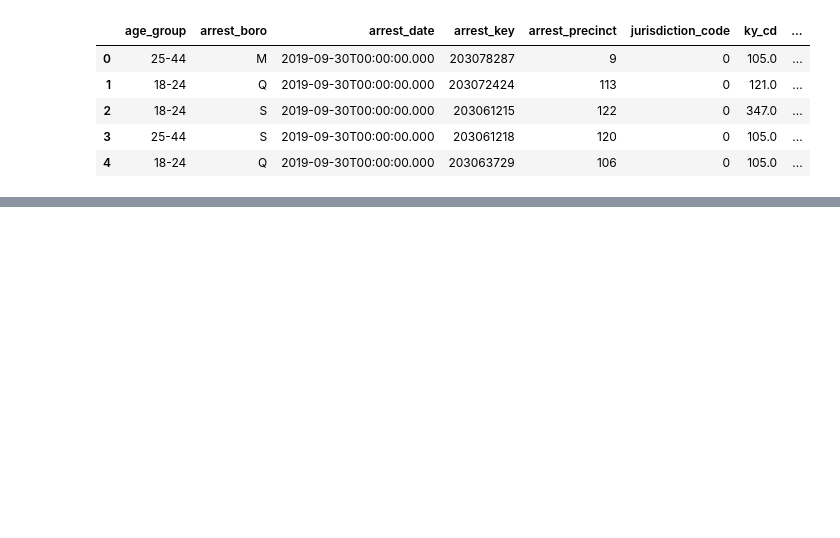
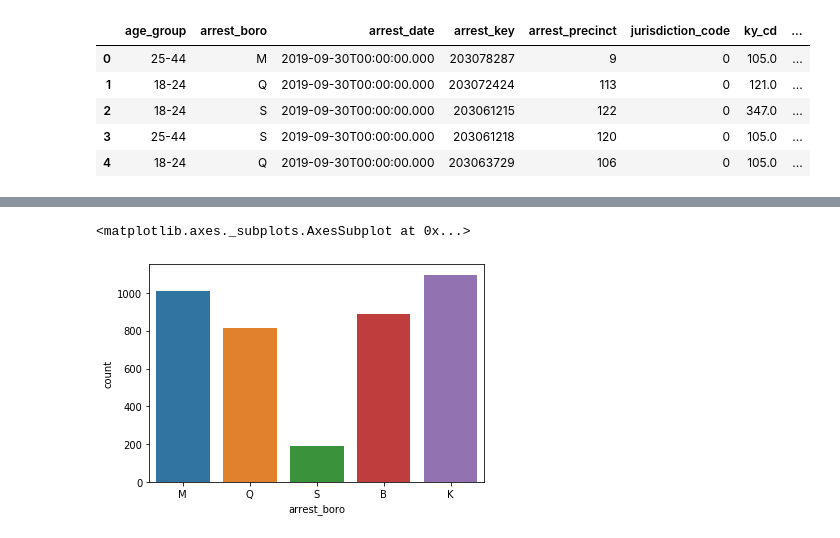
Before and after one commit to atc2146/NYC-Arrests, a Jupyter notebook: nyc-arrest-data.ipynb, the cells around one changed output, grey strips where cells are left out. Saved outputs shown, nothing was run; the diff lists cells and outputs as text; code cells hidden in the pictures; blank space fills up the shorter version.

```diff
--- a/nyc-arrest-data.ipynb
+++ b/nyc-arrest-data.ipynb
@@ -145,0 +178,6 @@ sns.countplot(results_df['age_group'],
+# %%
+sns.countplot(results_df['arrest_boro'],
+              )
+# %% [output]
+<matplotlib.axes._subplots.AxesSubplot at 0x...>
+[figure, added]
```
Also changed, not shown: parts of 9 cells of this notebook.
